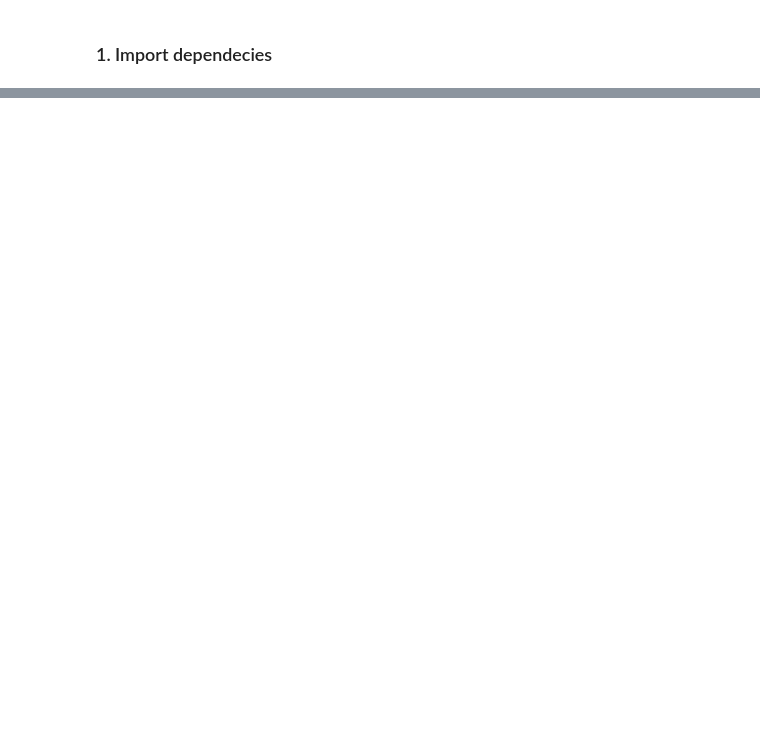
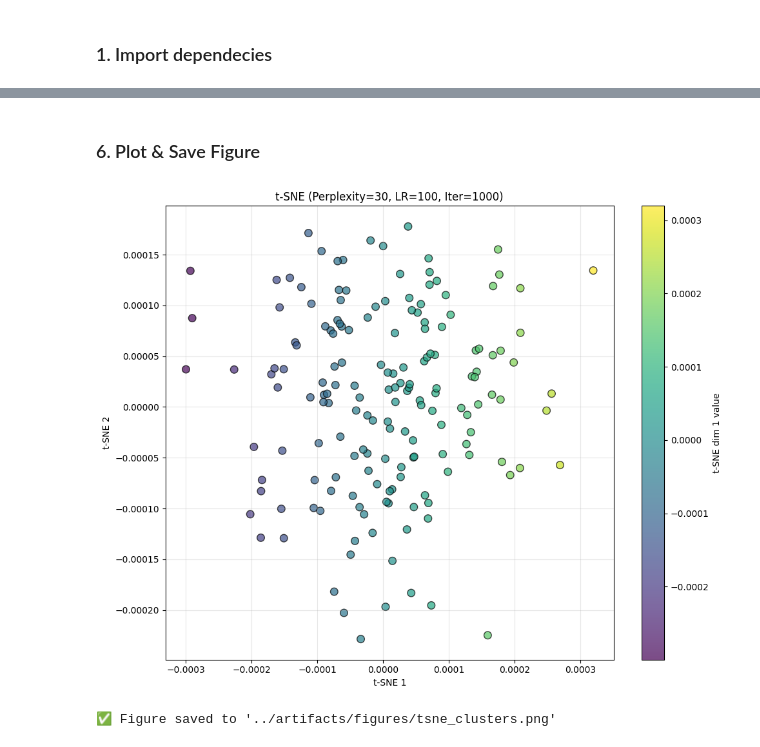
Before and after one commit to dinod001/country-economic-clustering, a Jupyter notebook: dimensionality Reduction/tsne.ipynb, the cells around one changed output, grey strips where cells are left out. Saved outputs shown, nothing was run; the diff lists cells and outputs as text; code cells hidden in the pictures; blank space fills up the shorter version.

Commit message:
tsne implemet

```diff
--- a/dimensionality Reduction/tsne.ipynb
+++ b/dimensionality Reduction/tsne.ipynb
@@ -244,0 +89,15 @@ Plot saved to: ../artifacts/figures/tsne_perplexity_5.png
+# %%
+perplexity = 30
+learning_rate = 100
+iterations = 1000
+
+Y = run_tsne(X, perplexity=perplexity, n_iter=iterations, lr=learning_rate)
+
+# Ensure output folders exist
+os.makedirs("../data/processed", exist_ok=True)
+os.makedirs("../artifacts/figures", exist_ok=True)
+
+# Save final dataset
+tsne_df = pd.DataFrame(Y, columns=['tsne_1', 'tsne_2'])
+tsne_df.to_csv("../data/processed/best_tsne_dataset.csv", index=False)
+print("✅ Best t-SNE dataset saved to '../data/processed/best_tsne_dataset.csv'")
@@ -244,0 +117,18 @@ Plot saved to: ../artifacts/figures/tsne_perplexity_5.png
+# %% [markdown]
+### 6. Plot & Save Figure
+# %%
+plt.figure(figsize=(10, 8))
+plt.scatter(Y[:, 0], Y[:, 1], c=Y[:, 0], cmap='viridis', s=70, alpha=0.7, edgecolor='k')
+plt.title(f"t-SNE (Perplexity={perplexity}, LR={learning_rate}, Iter={iterations})")
+plt.xlabel("t-SNE 1")
+plt.ylabel("t-SNE 2")
+plt.grid(True, alpha=0.3)
+plt.colorbar(label='t-SNE dim 1 value')
+plt.tight_layout()
+
+plt.savefig("../artifacts/figures/tsne_clusters.png", dpi=300)
+plt.show()
+print("✅ Figure saved to '../artifacts/figures/tsne_clusters.png'")
+# %% [output]
+[figure, added]
+✅ Figure saved to '../artifacts/figures/tsne_clusters.png'
```
Also changed, not shown: parts of 12 cells of this notebook, 6 other files.
